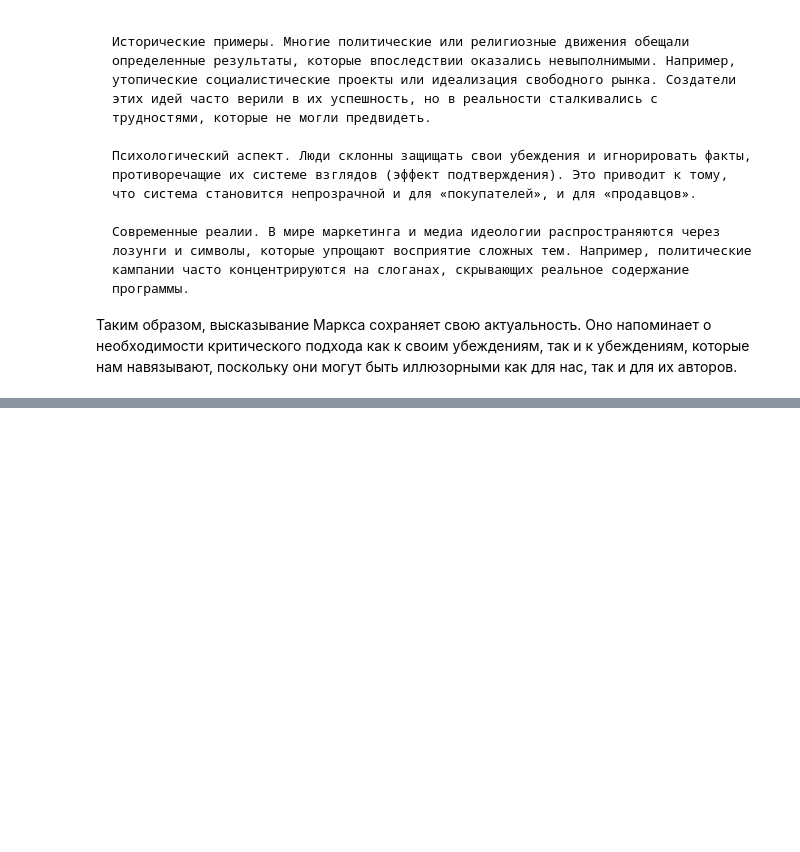
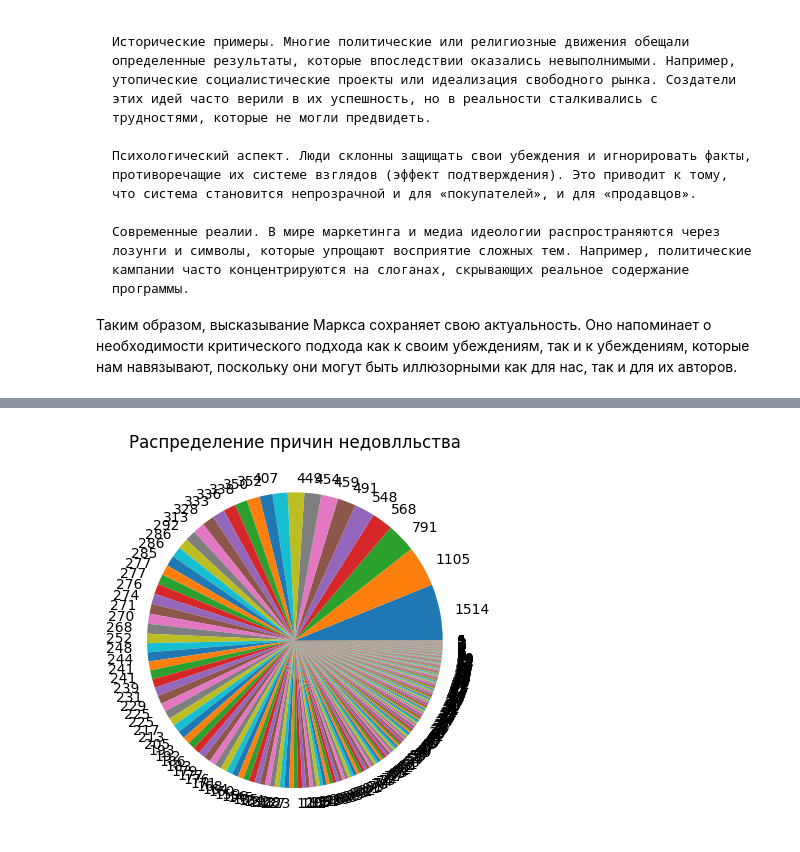
Before and after one commit to maxim-polyakov/Post_bank_task, a Jupyter notebook: Post_bank_task.ipynb, the cells around one changed output, grey strips where cells are left out. Drawn from its saved outputs; the diff is of its cells as text; code cells hidden in the pictures; blank space fills up the shorter version.

```diff
--- a/Post_bank_task.ipynb
+++ b/Post_bank_task.ipynb
@@ -78,0 +111,21 @@
+# %%
+fdf = fdf.dropna()
+sdf = sdf.dropna()
+tdf = tdf.dropna()
+# %%
+fdf =  fdf[fdf['Вид обращения'] == 'Жалоба']
+sdf =  sdf[sdf['Вид обращения'] == 'Жалоба']
+tdf =  tdf[tdf['Вид обращения'] == 'Жалоба']
+# %%
+fdf =  fdf[fdf['Категория'] == 'Жалобы']
+sdf =  sdf[sdf['Категория'] == 'Жалобы']
+tdf =  tdf[tdf['Категория'] == 'Жалобы']
+# %%
+x = fdf['Причина недовольства']
+y = fdf['Причина недовольства'].value_counts(normalize=False)
+# %%
+plt.pie(y, labels = y)
+plt.title("Распределение причин недовлльства")
+plt.show()
+# %% [output]
+[figure, added]
```
Also changed, not shown: parts of 47 cells of this notebook, 4 other files.
